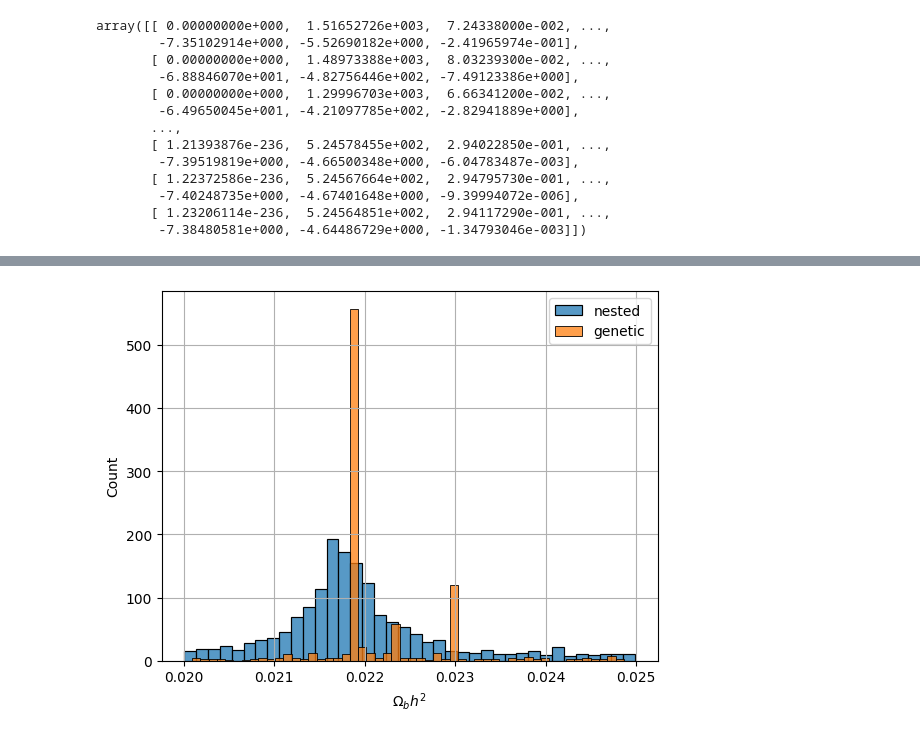
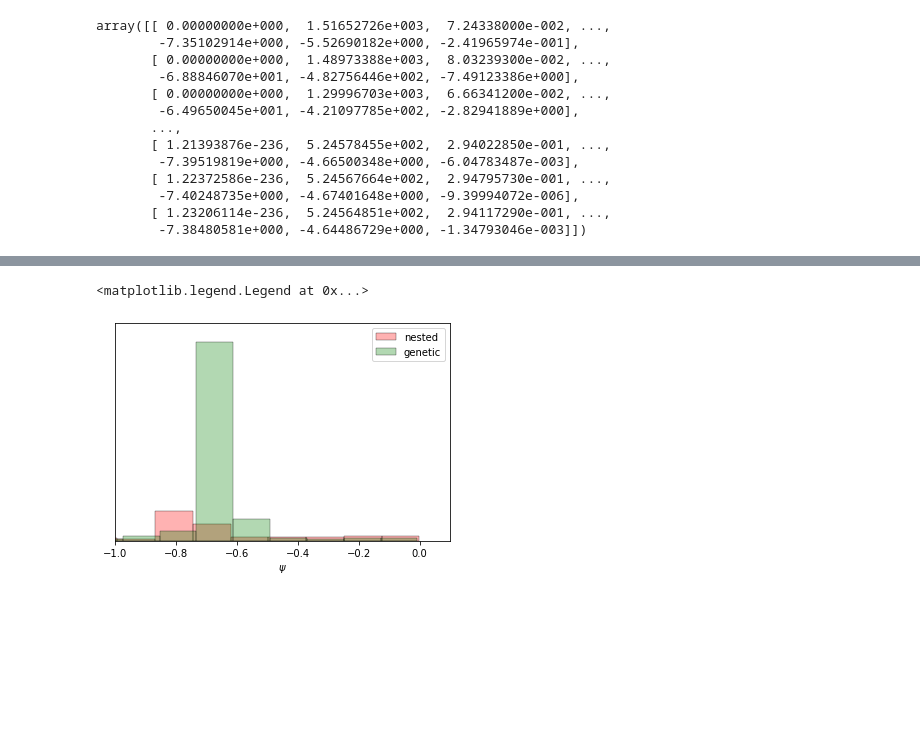
Before and after one commit to igomezv/cosmo_tools, a Jupyter notebook: models/genetic_paper/plots.ipynb, the cells around one changed output, grey strips where cells are left out. Drawn from its saved outputs; the diff is of its cells as text; code cells hidden in the pictures; blank space fills up the shorter version.

```diff
--- a/models/genetic_paper/plots.ipynb
+++ b/models/genetic_paper/plots.ipynb
@@ -637,6 +641,6 @@ theory_prior       -2.4991539E-01 -2.6366368E-05 6.9158928E-310 -8.9451309E-06 6
 # %%
-data1 = np.loadtxt(dir_name+"Grad_phy_BBAO+HD_nested_multi_1.txt", delimiter=' ')
-data2 = np.loadtxt(dir_name+"Grad_phy_BBAO+HD_ga_deap_1.txt", delimiter=' ')
+data1 = np.loadtxt(dir_name+"Grad_phy_HD+SN+BBAO_nested_multi_1.txt", delimiter=' ')
+data2 = np.loadtxt(dir_name+"Grad_phy_HD+SN+BBAO_ga_deap_1.txt", delimiter=' ')
 data
 # %% [output]
 array([[ 0.00000000e+000,  1.51652726e+003,  7.24338000e-002, ...,
@@ -664 +668,7 @@ Text(0.5, 0, '$\\psi$')
+# %%
+# \psi \equiv -3\gamma (\lambda -1)
+def gamma_to_psi(gamma_vals):
+    glambda = -20
+    psi = -3*gamma_vals*(glambda-1)
+    return psi
 # %%
@@ -688,11 +700,15 @@ np.shape(weights1)
 # %%
 fig, ax = plt.subplots()
 
-sns.histplot(data1[:,3], label='nested', ax=ax)
-sns.histplot(data2[:,3], label='genetic', ax=ax)
+sns.histplot(gamma_to_psi(data1[:,5]), label='nested', ax=ax, bins=100, color='red', alpha=0.3)
+sns.histplot(gamma_to_psi(data2[:,5]), label='genetic', ax=ax, color='green', bins=100, alpha=0.3)
 
-plt.xlabel('$\Omega_bh^2$')
+plt.xlabel('$\psi$')
+plt.ylim(0,4000)
+plt.yticks([])
+plt.ylabel('')
+plt.xlim(-1, 0.1)
 ax.legend()
-ax.grid()
 # %% [output]
+<matplotlib.legend.Legend at 0x...>
-[figure, old version]
+[figure, new version]
```
Also changed, not shown: parts of 26 cells of this notebook.
